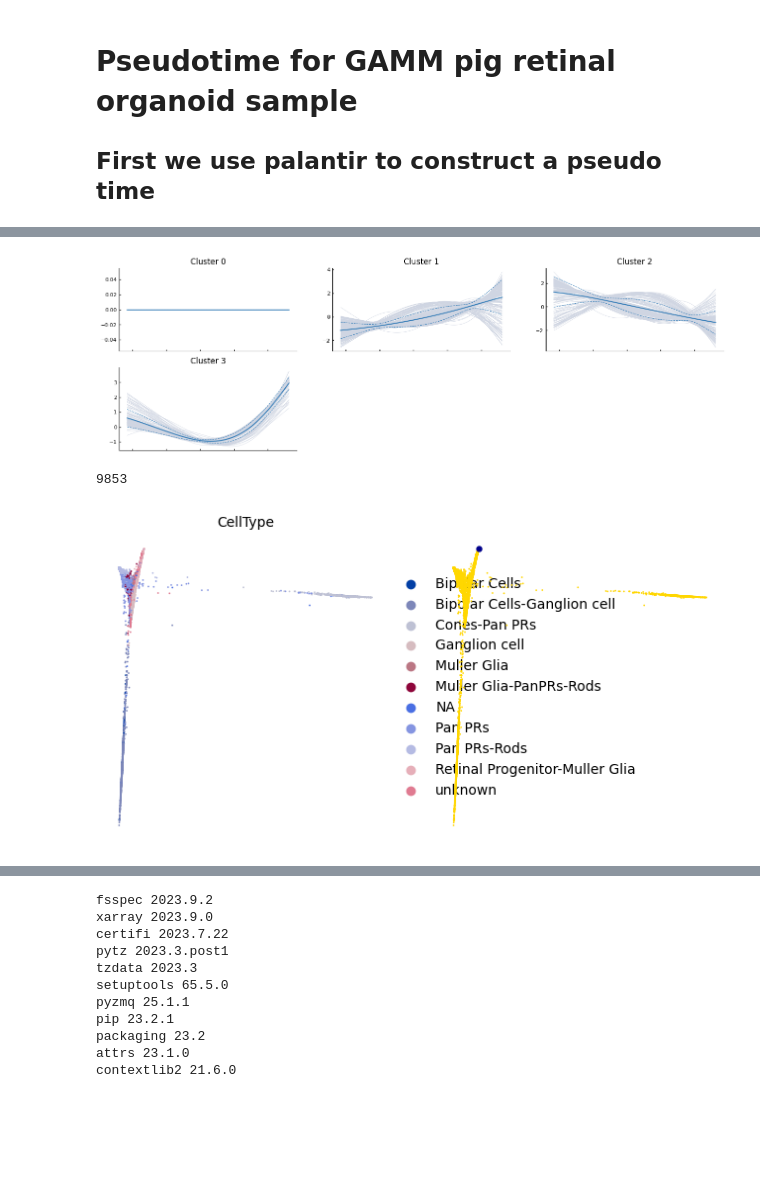
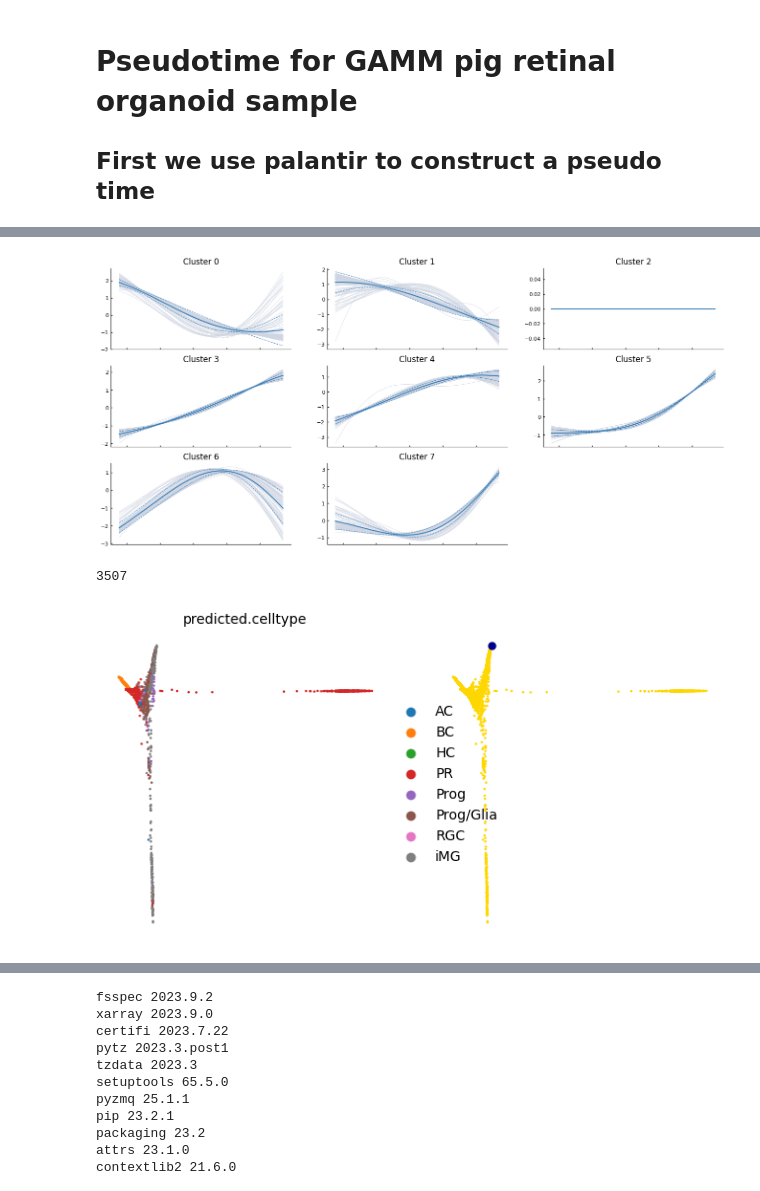
Before and after one commit to stewart-lab/scRNAseq_library, a Jupyter notebook: sc_pipeline/src/pseudotime_GAMM.ipynb, the cells around one changed output, grey strips where cells are left out. Drawn from its saved outputs; the diff is of its cells as text; code cells hidden in the pictures; blank space fills up the shorter version.

```diff
--- a/sc_pipeline/src/pseudotime_GAMM.ipynb
+++ b/sc_pipeline/src/pseudotime_GAMM.ipynb
@@ -27,11 +27,19 @@ warnings.filterwarnings(
 
 # Inline plotting
 %matplotlib inline
+
+# variables
+DATA_DIR = "/Users/bmoore/Desktop/scRNAseq/GAMM/human_ref/output_seurat_mapping_20230913_100651_cc/"
+ADATA_FILE = "gamms2_cca_pred.h5ad"
+ANNOT_TYPE = "seurat_map" # "seurat_map", "clustifyr", "manual"
+NC = 8 # number of components
 # %%
 # load data
 ## note- data was previously converted from seurat object to anndata object
 
-data_dir = os.path.expanduser("/Users/bmoore/Desktop/scRNAseq/GAMM/GAMM_S2/output_20230830_155530/")
-adata = sc.read_h5ad(data_dir + "gamms2_clustifyr.h5ad")
+# data_dir = os.path.expanduser("/Users/bmoore/Desktop/scRNAseq/GAMM/GAMM_S2/output_20230830_155530/")
+# adata = sc.read_h5ad(data_dir + "gamms2_clustifyr.h5ad")
+data_dir = os.path.expanduser(DATA_DIR)
+adata = sc.read_h5ad(data_dir + ADATA_FILE)
 adata
 # %% [output]
@@ -48,7 +54,7 @@ AnnData object with n_obs × n_vars = 19313 × 31781
 # Now create a diffusion map
 
 # Run diffusion maps
-dm_res = palantir.utils.run_diffusion_maps(adata, n_components=6)
+dm_res = palantir.utils.run_diffusion_maps(adata, n_components=NC)
 # low dim embedding of the data is estimated based on the eigen gap
 ms_data = palantir.utils.determine_multiscale_space(adata)
 # %%
@@ -115,8 +122,17 @@ set(adata.obs['CellType'])
 # %%
-# clustifyr
-# use Retinal Prog to find start cell
-#palantir.utils.early_cell(adata,celltype="Retinal Prog",celltype_column="clustifyr_call_consol_type")
-# manual annotation
-# use Retinal Progenitor-Muller Glia to find start cell
-palantir.utils.early_cell(adata,celltype="Retinal Progenitor-Muller Glia",celltype_column="CellType")
+# find start cell
+
+if ANNOT_TYPE == "clustifyr":
+    # clustifyr
+    # use Retinal Prog to find start cell
+    start_cell = palantir.utils.early_cell(adata,celltype="Retinal Prog",celltype_column="clustifyr_call_consol_type",fallback_seed=1234)
+elif ANNOT_TYPE == "manual":
+    # manual annotation
+    # use Retinal Progenitor-Muller Glia to find start cell
+    start_cell = palantir.utils.early_cell(adata,celltype="Retinal Progenitor-Muller Glia",celltype_column="CellType",fallback_seed=1234)
+elif ANNOT_TYPE == "seurat_map":
+    # seurat mapping
+    start_cell = palantir.utils.early_cell(adata,celltype="Prog",celltype_column="predicted.celltype",fallback_seed=1234)
+else:
+    print("Error: invalid annotation type")
 # %% [output]
@@ -224,17 +278,20 @@ plt.show()
 # %%
 # Clustering
 # Gene expression trends can be clustered and visualized
 # Here the first 1000 genes along the cones genes are clustered
 more_genes = adata.var_names[:1000]
 # clustifyr
 # communities = palantir.presults.cluster_gene_trends(adata, "Cones", more_genes)
 # palantir.plot.plot_gene_trend_clusters(adata, "Cones")
 # manual annotation
-communities = palantir.presults.cluster_gene_trends(adata, "Cones-Pan PRs", more_genes)
-palantir.plot.plot_gene_trend_clusters(adata, "Cones-Pan PRs")
+# communities = palantir.presults.cluster_gene_trends(adata, "Cones-Pan PRs", more_genes)
+# palantir.plot.plot_gene_trend_clusters(adata, "Cones-Pan PRs")
+# seurat mapping
+communities = palantir.presults.cluster_gene_trends(adata, "PR", more_genes)
+palantir.plot.plot_gene_trend_clusters(adata, "PR")
 plt.show()
 # %% [output]
-[figure, old version]
+[figure, new version]
 # %%
 adata
 # weird seurat to anndata thing- anndata doesn not like a column named _index
@@ -253,21 +310,21 @@ sc.tl.diffmap(adata)
 # find root cell
 adata.obsm['X_diffmap'][:, 3].argmax()
 # %% [output]
-9853
+3507
 # %%
 # visualize and set root
-root_ixs = 9853  # has been found using `adata.obsm['X_diffmap'][:, 3].argmax()`
+root_ixs = 3507  # 9853 for manual/clustifyr
 scv.pl.scatter(
     adata,
     basis="diffmap",
-    c=['CellType', root_ixs], # clustifyr_call_consol_type
+    c=['predicted.celltype', root_ixs], # clustifyr_call_consol_type, CellType
     legend_loc="right",
-    components=["2, 3"],
+    components=["2, 4"],
 )
 
 adata.uns["iroot"] = root_ixs
 # %% [output]
-[figure, old version]
+[figure, new version]
 # %%
 # Once we found a root cell we’re happy with (a cell from the HSC cluster), we can compute DPT and compare it with the precomputed Palantir pseudotime:
 sc.tl.dpt(adata)
```
Also changed, not shown: parts of 18 cells of this notebook, 1 other file.
